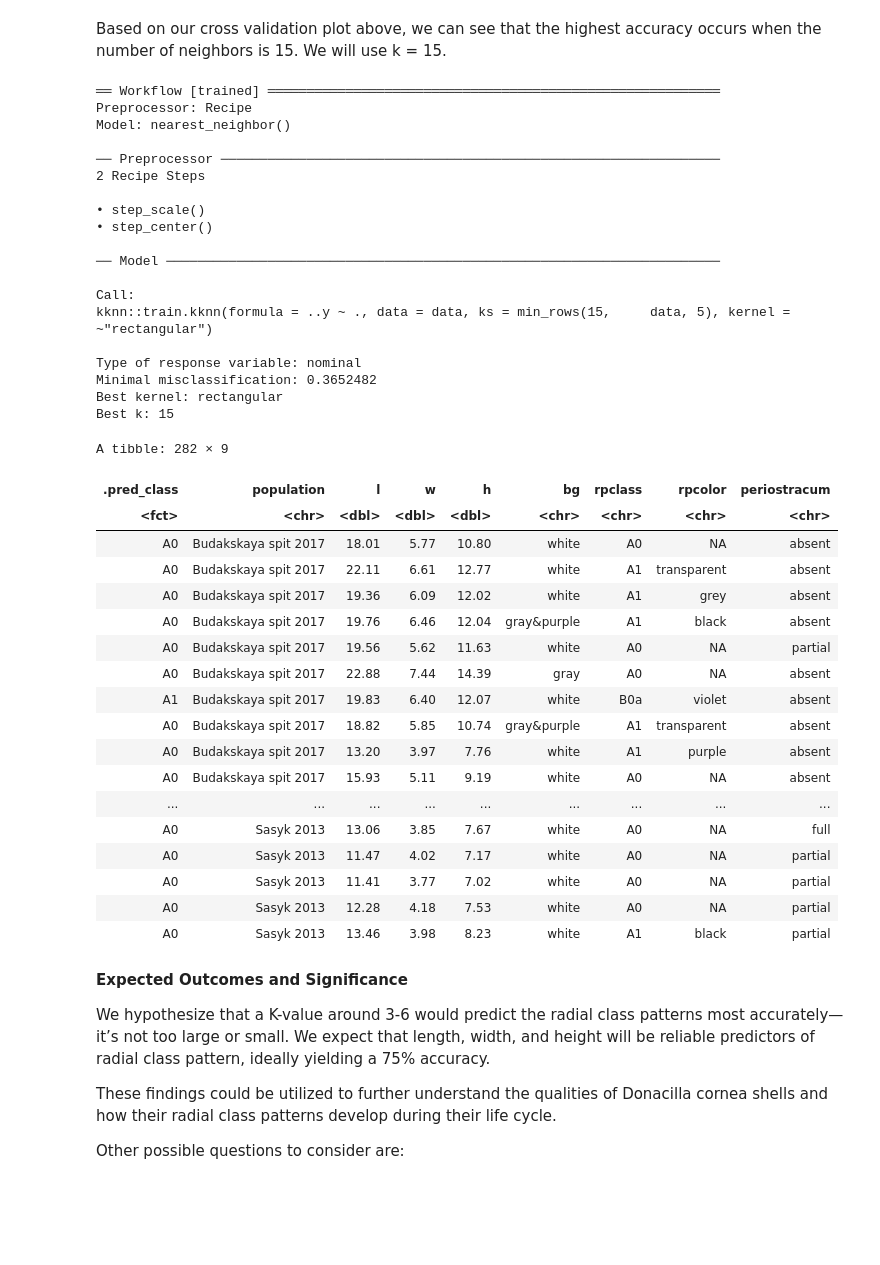
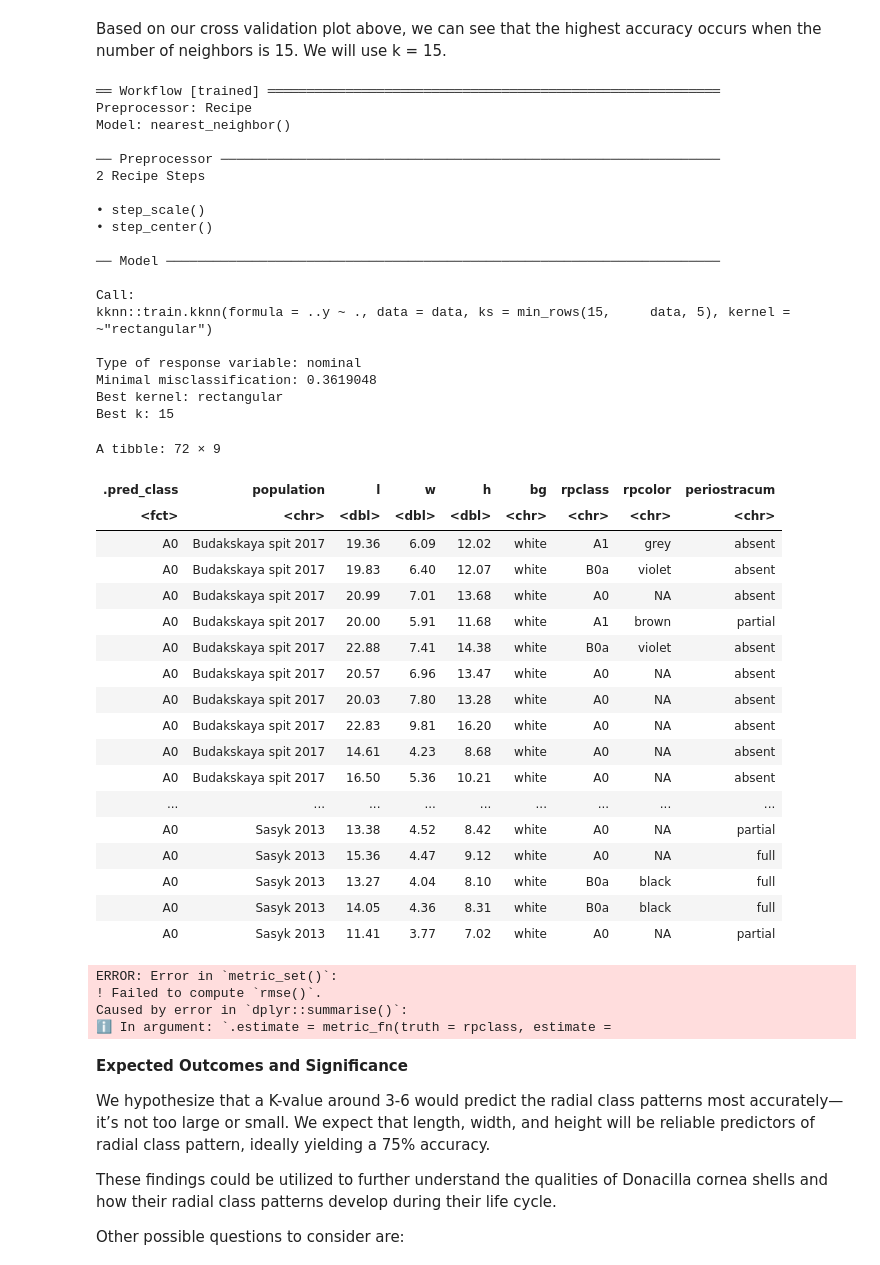
Before and after one commit to rhe9598/dsci_group_project, a Jupyter notebook: DcorneaReport.ipynb, the cells around one changed output. Drawn from its saved outputs; the diff is of its cells as text; code cells hidden in the pictures; blank space fills up the shorter version.

Commit message:
Test predictions on testing data and accuracy

```diff
--- a/DcorneaReport.ipynb
+++ b/DcorneaReport.ipynb
@@ -301,56 +301,62 @@ knn_spec_new <- nearest_neighbor(weight_func = "rectangular", neighbors = 15) |>
       set_engine("kknn") |>
       set_mode("classification")
 
 knn_fit <- workflow() |>
     add_recipe(shell_recipe) |>
     add_model(knn_spec_new) |>
-    fit(data = shellfilterdata)
-
+    fit(data = training_data)
 knn_fit
 
-prediction <- predict(knn_fit, shellfilterdata)
+test_predictions <- predict(knn_fit, testing_data) |>
+    bind_cols(testing_data)
+test_predictions
 
-prediction_table <- bind_cols(prediction, shellfilterdata)
-prediction_table
+test_prediction_accuracy <- test_predictions |>
+    metrics(truth = rpclass, estimate = .pred_class)
+test_prediction_accuracy
 # %% [output]
 ══ Workflow [trained] ══════════════════════════════════════════════════════════
 Preprocessor: Recipe
 Model: nearest_neighbor()
 
 ── Preprocessor ────────────────────────────────────────────────────────────────
 2 Recipe Steps
 
 • step_scale()
 • step_center()
 
 ── Model ───────────────────────────────────────────────────────────────────────
 
 Call:
 kknn::train.kknn(formula = ..y ~ ., data = data, ks = min_rows(15,     data, 5), kernel = ~"rectangular")
 
 Type of response variable: nominal
-Minimal misclassification: 0.3652482
+Minimal misclassification: 0.3619048
 Best kernel: rectangular
 Best k: 15
-A tibble: 282 × 9
+A tibble: 72 × 9
 | .pred_class | population | l | w | h | bg | rpclass | rpcolor | periostracum |
 | <fct> | <chr> | <dbl> | <dbl> | <dbl> | <chr> | <chr> | <chr> | <chr> |
-| A0 | Budakskaya spit 2017 | 18.01 | 5.77 | 10.80 | white | A0 | NA | absent |
-| A0 | Budakskaya spit 2017 | 22.11 | 6.61 | 12.77 | white | A1 | transparent | absent |
 | A0 | Budakskaya spit 2017 | 19.36 | 6.09 | 12.02 | white | A1 | grey | absent |
-| A0 | Budakskaya spit 2017 | 19.76 | 6.46 | 12.04 | gray&purple | A1 | black | absent |
-| A0 | Budakskaya spit 2017 | 19.56 | 5.62 | 11.63 | white | A0 | NA | partial |
-| A0 | Budakskaya spit 2017 | 22.88 | 7.44 | 14.39 | gray | A0 | NA | absent |
-| A1 | Budakskaya spit 2017 | 19.83 | 6.40 | 12.07 | white | B0a | violet | absent |
-| A0 | Budakskaya spit 2017 | 18.82 | 5.85 | 10.74 | gray&purple | A1 | transparent | absent |
-| A0 | Budakskaya spit 2017 | 13.20 | 3.97 | 7.76 | white | A1 | purple | absent |
-| A0 | Budakskaya spit 2017 | 15.93 | 5.11 | 9.19 | white | A0 | NA | absent |
+| A0 | Budakskaya spit 2017 | 19.83 | 6.40 | 12.07 | white | B0a | violet | absent |
+| A0 | Budakskaya spit 2017 | 20.99 | 7.01 | 13.68 | white | A0 | NA | absent |
+| A0 | Budakskaya spit 2017 | 20.00 | 5.91 | 11.68 | white | A1 | brown | partial |
+| A0 | Budakskaya spit 2017 | 22.88 | 7.41 | 14.38 | white | B0a | violet | absent |
+| A0 | Budakskaya spit 2017 | 20.57 | 6.96 | 13.47 | white | A0 | NA | absent |
+| A0 | Budakskaya spit 2017 | 20.03 | 7.80 | 13.28 | white | A0 | NA | absent |
+| A0 | Budakskaya spit 2017 | 22.83 | 9.81 | 16.20 | white | A0 | NA | absent |
+| A0 | Budakskaya spit 2017 | 14.61 | 4.23 | 8.68 | white | A0 | NA | absent |
+| A0 | Budakskaya spit 2017 | 16.50 | 5.36 | 10.21 | white | A0 | NA | absent |
 | ... | ... | ... | ... | ... | ... | ... | ... | ... |
-| A0 | Sasyk 2013 | 13.06 | 3.85 | 7.67 | white | A0 | NA | full |
-| A0 | Sasyk 2013 | 11.47 | 4.02 | 7.17 | white | A0 | NA | partial |
+| A0 | Sasyk 2013 | 13.38 | 4.52 | 8.42 | white | A0 | NA | partial |
+| A0 | Sasyk 2013 | 15.36 | 4.47 | 9.12 | white | A0 | NA | full |
+| A0 | Sasyk 2013 | 13.27 | 4.04 | 8.10 | white | B0a | black | full |
+| A0 | Sasyk 2013 | 14.05 | 4.36 | 8.31 | white | B0a | black | full |
 | A0 | Sasyk 2013 | 11.41 | 3.77 | 7.02 | white | A0 | NA | partial |
-| A0 | Sasyk 2013 | 12.28 | 4.18 | 7.53 | white | A0 | NA | partial |
-| A0 | Sasyk 2013 | 13.46 | 3.98 | 8.23 | white | A1 | black | partial |
+ERROR: Error in `metric_set()`:
+! Failed to compute `rmse()`.
+Caused by error in `dplyr::summarise()`:
+ℹ In argument: `.estimate = metric_fn(truth = rpclass, estimate =
 # %% [markdown]
 **Expected Outcomes and Significance**
 
```
